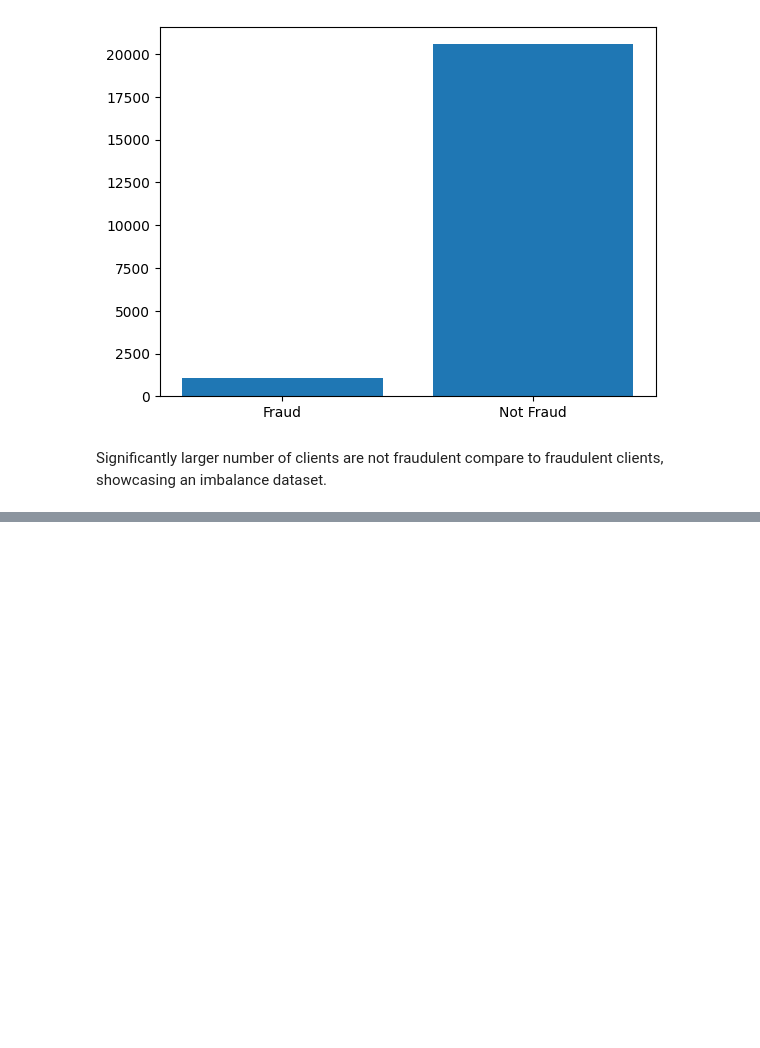
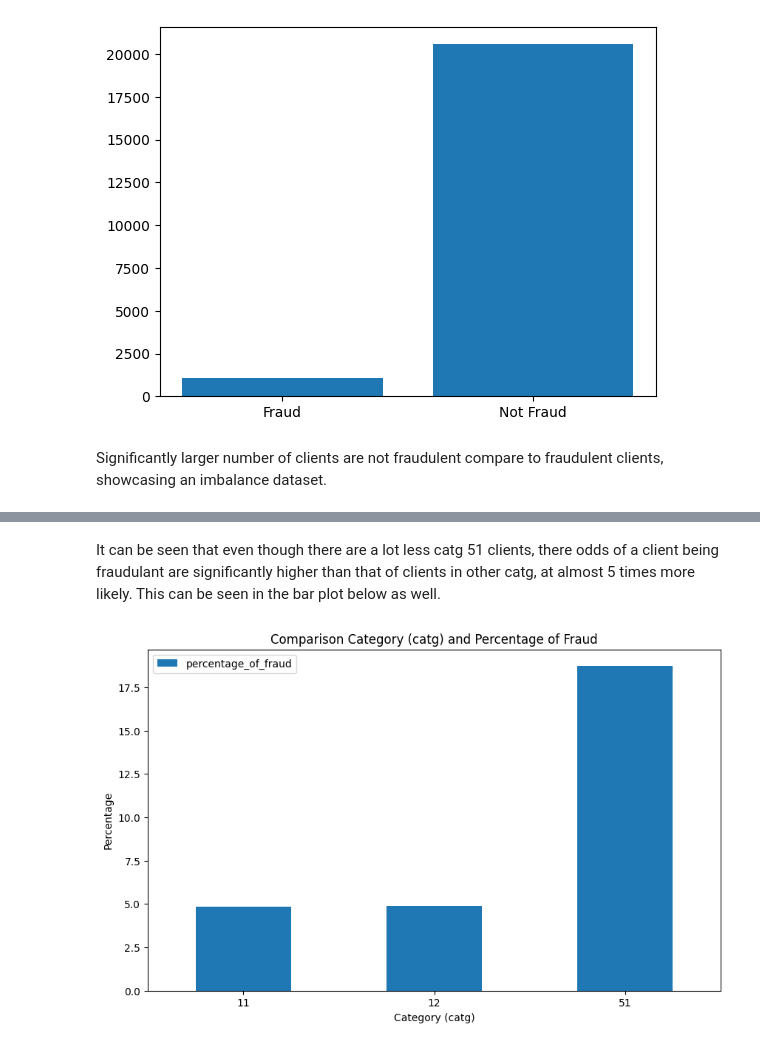
Before and after one commit to xavierach/IT1244-Project, a Jupyter notebook: code.ipynb, the cells around one changed output, grey strips where cells are left out. Cells and saved outputs as stored; diff of their text form; code cells hidden in the pictures; blank space fills up the shorter version.

Commit message:
data visualisation and starting on feature engineering

```diff
--- a/code.ipynb
+++ b/code.ipynb
@@ -156,3 +127,24 @@ plt.bar(['Fraud', 'Not Fraud'], [len(fraud_c), len(not_fraud_c)])
 [figure]
 # %% [markdown]
 Significantly larger number of clients are not fraudulent compare to fraudulent clients, showcasing an imbalance dataset.
+# %%
+# Getting the counts of each client category
+fraud_catg_count = fraud_c['catg'].value_counts()
+client_catg_count = data_client['catg'].value_counts()
+not_fraud_catg_count = not_fraud_c['catg'].value_counts()
+
+# Calculating the percentage of fraud and non-fraud data in each catg as a percentage of client data
+percentage_of_fraud = (fraud_catg_count / client_catg_count) * 100
+percentage_not_fraud = (not_fraud_catg_count / client_catg_count) * 100
+
+# Fitting data into dataframe
+comparison = pd.DataFrame({
+    'fraud_catg_count': fraud_catg_count,
+    'not_fraud_catg_count': not_fraud_catg_count,
+    'client__catg_count': client_catg_count,
+    'percentage_of_fraud': percentage_of_fraud,
+    'percentage_not_fraud': percentage_not_fraud
+})
+
+# Viewing data
+print(comparison)
@@ -158,0 +163,16 @@ Significantly larger number of clients are not fraudulent compare to fraudulent
+# %% [markdown]
+It can be seen that even though there are a lot less catg 51 clients, there odds of a client being fraudulant are significantly higher than that of clients in other catg, at almost 5 times more likely. This can be seen in the bar plot below as well.
+# %%
+# Creating a bar plot for the percentage
+comparison[['percentage_of_fraud']].plot(kind='bar', figsize=(10, 6))
+
+# Setting title and labels
+plt.title('Comparison Category (catg) and Percentage of Fraud')
+plt.xlabel('Category (catg)')
+plt.ylabel('Percentage')
+plt.xticks(rotation=0)
+
+# Displaying plot
+plt.show()
+# %% [output]
+[figure, added]
```
Also changed, not shown: parts of 20 cells of this notebook, 1 other file.
